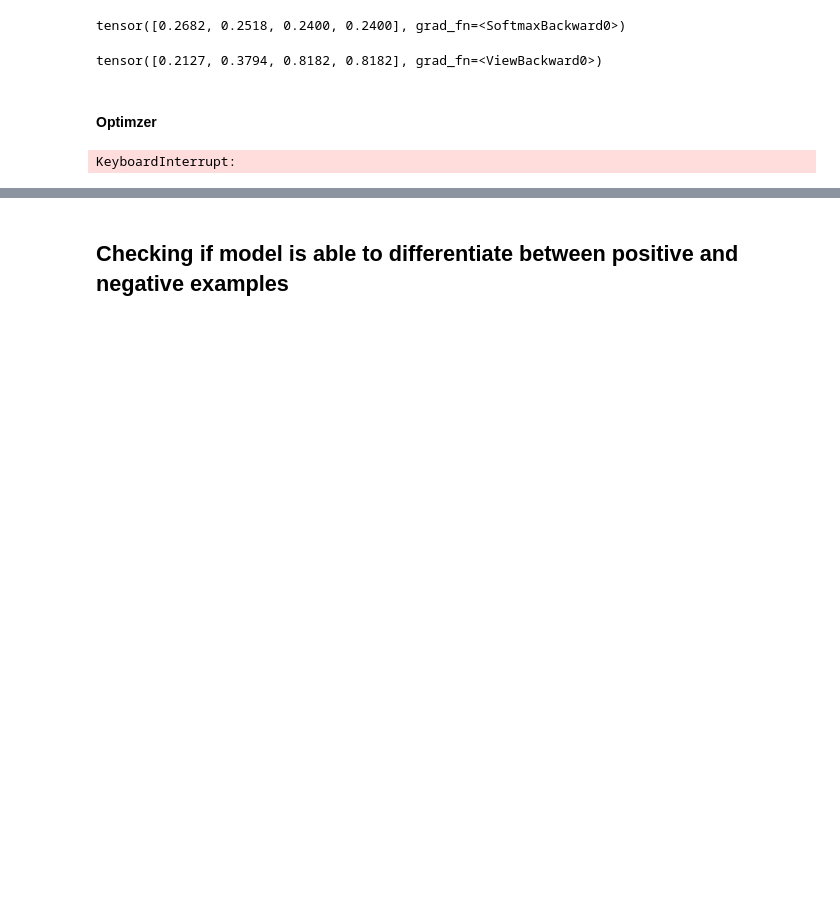
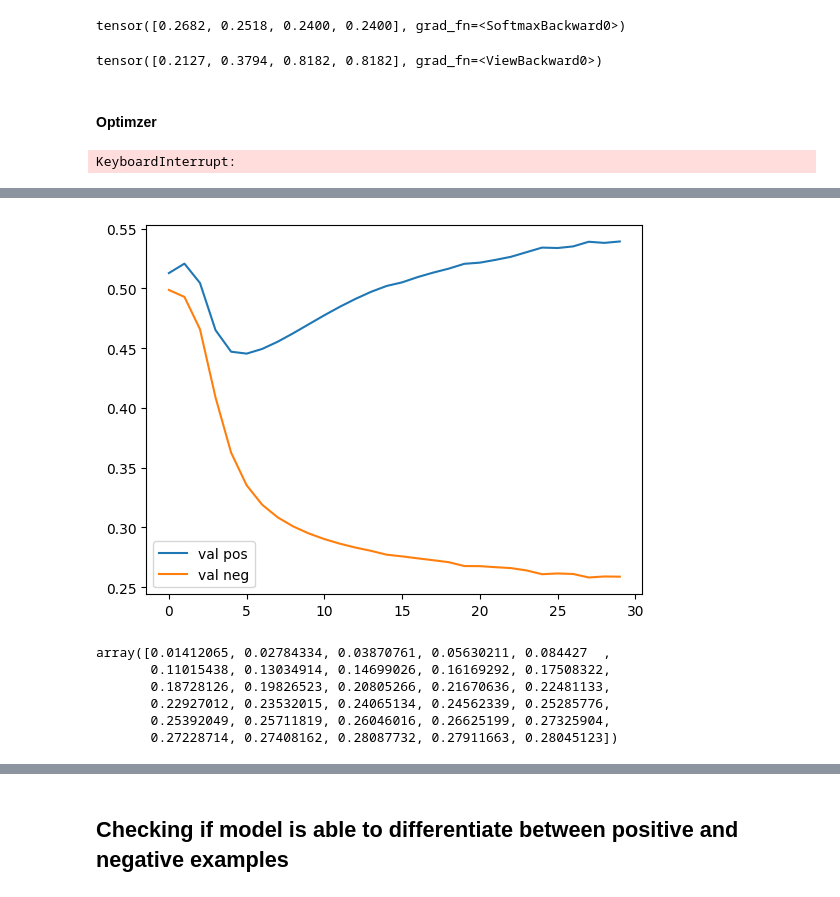
Before and after one commit to AbhishekBiswas12/Word2Vec_hindi, a Jupyter notebook: skipgram.ipynb, the cells around one changed output, grey strips where cells are left out. Drawn from its saved outputs; the diff is of its cells as text; code cells hidden in the pictures; blank space fills up the shorter version.

```diff
--- a/skipgram.ipynb
+++ b/skipgram.ipynb
@@ -297,0 +387,16 @@ torch.save(model, "Word2Vec_hindi_seed_42_pre_losses_calc.bin")
+# %%
+plt.plot(val_pos)
+plt.plot(val_neg)
+plt.legend(['val pos', 'val neg'])
+plt.show()
+# %% [output]
+[figure, added]
+# %%
+np.array(val_pos) - np.array(val_neg)
+# %% [output]
+array([0.01412065, 0.02784334, 0.03870761, 0.05630211, 0.084427  ,
+       0.11015438, 0.13034914, 0.14699026, 0.16169292, 0.17508322,
+       0.18728126, 0.19826523, 0.20805266, 0.21670636, 0.22481133,
+       0.22927012, 0.23532015, 0.24065134, 0.24562339, 0.25285776,
+       0.25392049, 0.25711819, 0.26046016, 0.26625199, 0.27325904,
+       0.27228714, 0.27408162, 0.28087732, 0.27911663, 0.28045123])
```
Also changed, not shown: parts of 29 cells of this notebook.
